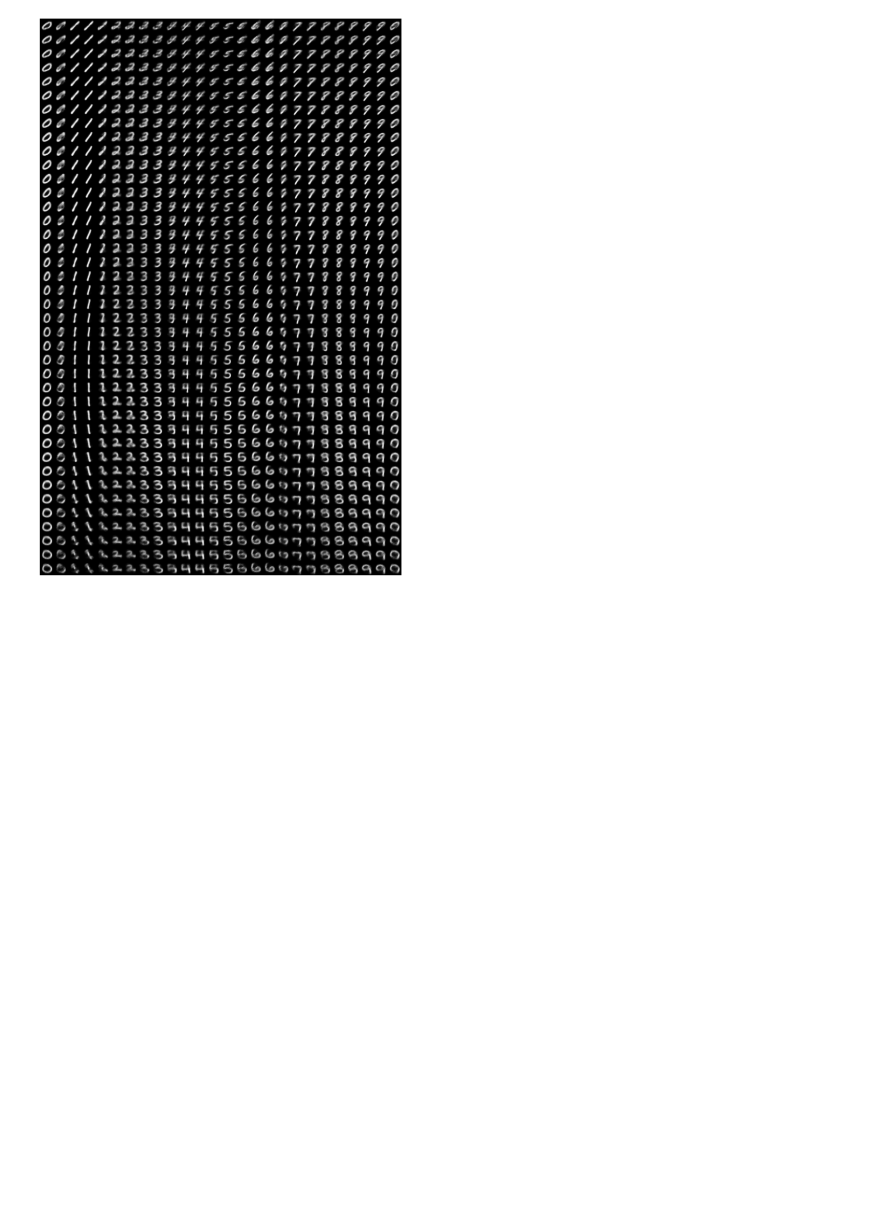
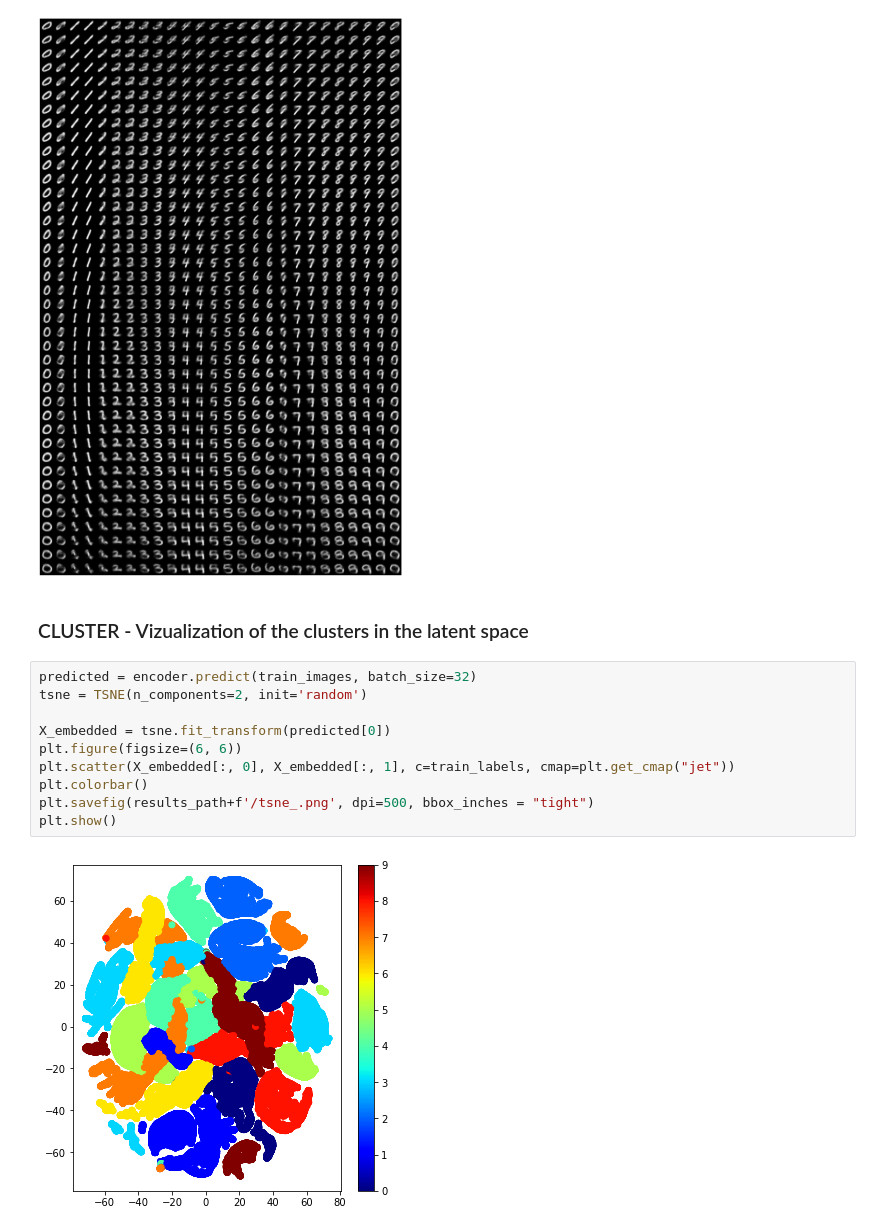
Before and after one commit to Kem975/CS512_Autoencoders, a Jupyter notebook: src/notebook.ipynb, the cells around one changed output. Cells and saved outputs as stored; diff of their text form; blank space fills up the shorter version.

Commit message:
Add of T-sne visualization

```diff
--- a/src/notebook.ipynb
+++ b/src/notebook.ipynb
@@ -548,3 +545,17 @@ plt.savefig(results_path+'NumberTransormationsVSVariations.png', bbox_inches='ti
 plt.show()
 # %% [output]
 [figure]
+# %% [markdown]
+### CLUSTER - Vizualization of the clusters in the latent space
+# %%
+predicted = encoder.predict(train_images, batch_size=32)
+tsne = TSNE(n_components=2, init='random')
+
+X_embedded = tsne.fit_transform(predicted[0])
+plt.figure(figsize=(6, 6))
+plt.scatter(X_embedded[:, 0], X_embedded[:, 1], c=train_labels, cmap=plt.get_cmap("jet"))
+plt.colorbar()
+plt.savefig(results_path+f'/tsne_.png', dpi=500, bbox_inches = "tight")
+plt.show()
+# %% [output]
+[figure, added]
```
Also changed, not shown: parts of 2 cells of this notebook.
